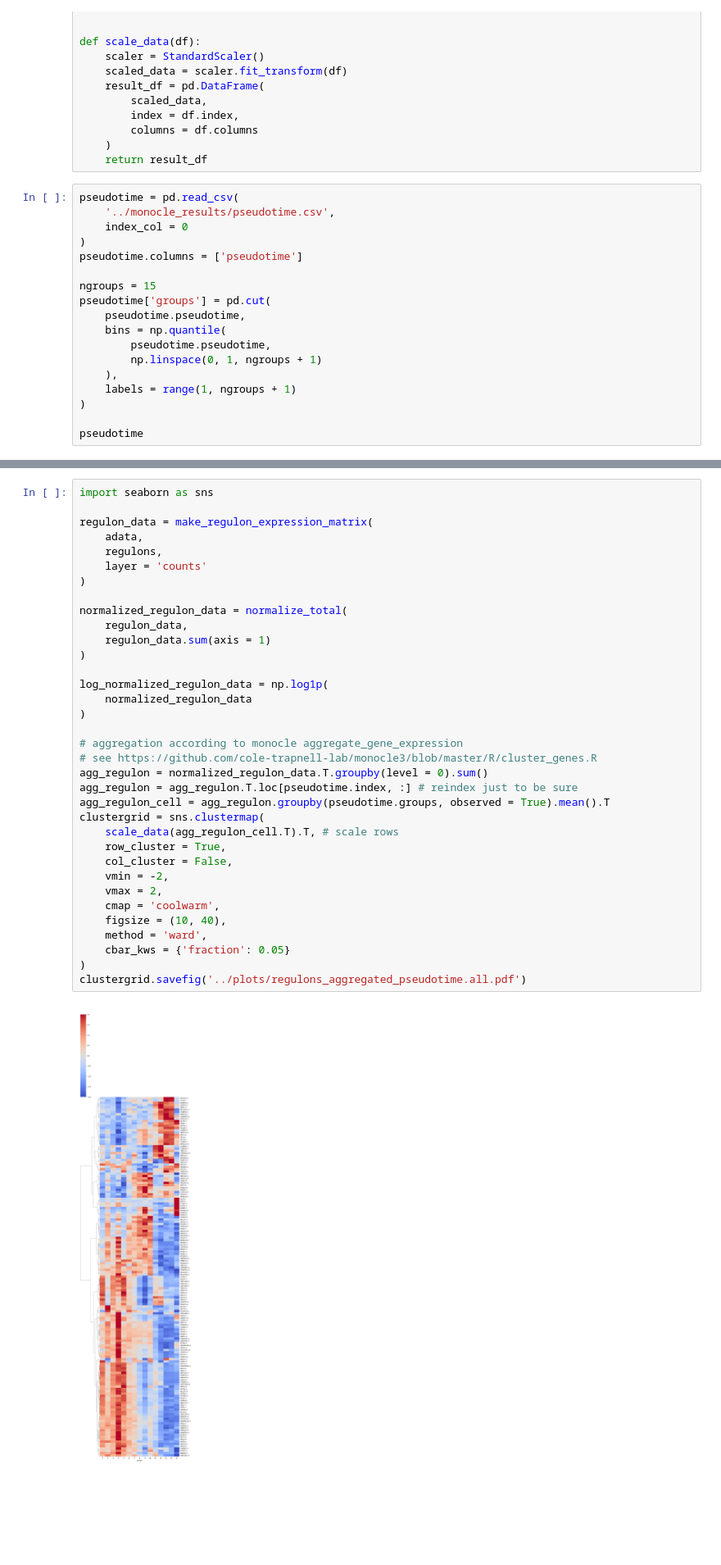
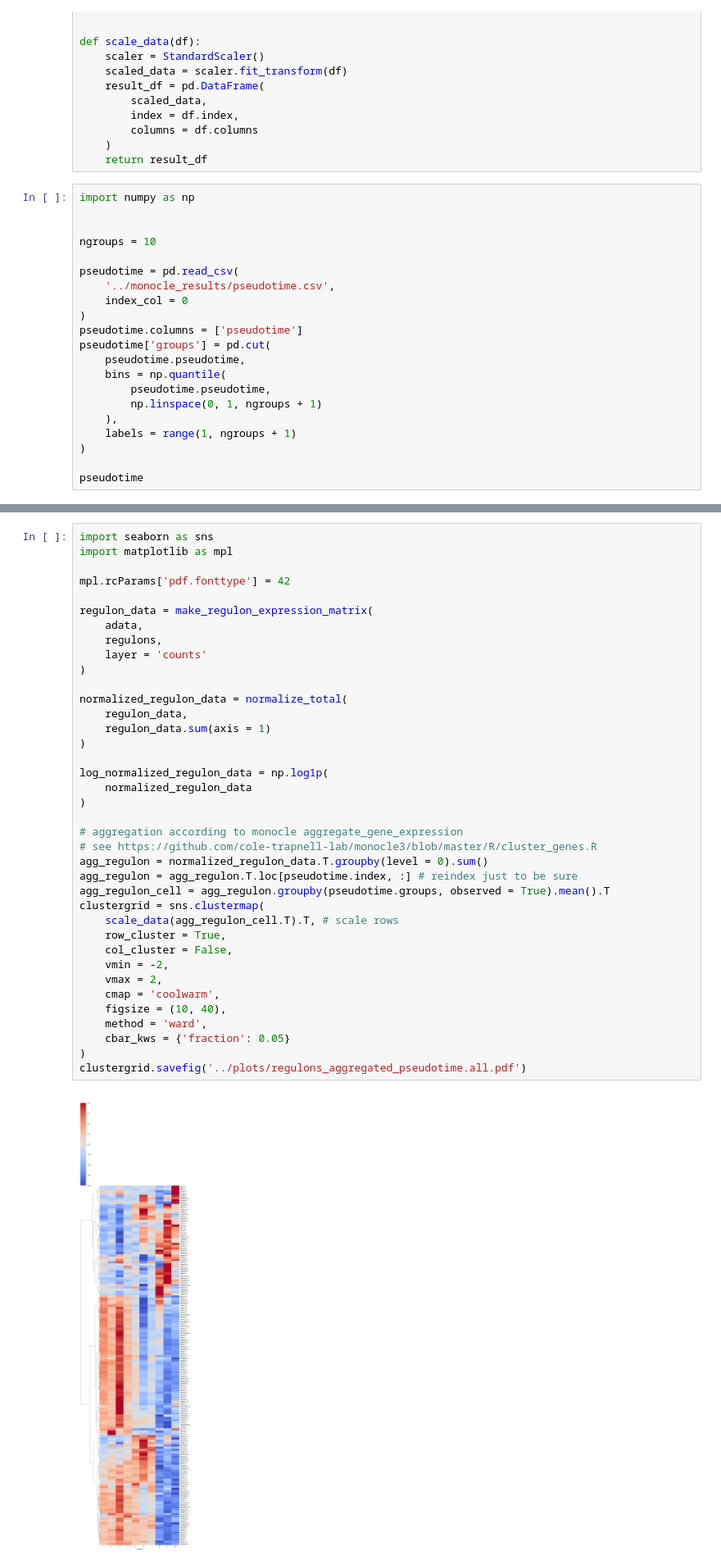
Before and after one commit to menchelab/Neuwirth_Malzl_et_al_2024, a Jupyter notebook: notebooks/evaluate_regulons_over_pseudotime.ipynb, the cells around one changed output, grey strips where cells are left out. Shown at 82% size. Cells and saved outputs as stored; diff of their text form; blank space fills up the shorter version.

Commit message:
fix missing imports

```diff
--- a/notebooks/evaluate_regulons_over_pseudotime.ipynb
+++ b/notebooks/evaluate_regulons_over_pseudotime.ipynb
@@ -96,13 +95,16 @@ def scale_data(df):
     )
     return result_df
 # %%
+import numpy as np
+
+
+ngroups = 10
+
 pseudotime = pd.read_csv(
     '../monocle_results/pseudotime.csv',
     index_col = 0
 )
 pseudotime.columns = ['pseudotime']
-
-ngroups = 15
 pseudotime['groups'] = pd.cut(
     pseudotime.pseudotime,
     bins = np.quantile(
@@ -129,6 +131,9 @@ pseudotime
 4982 rows × 2 columns
 # %%
 import seaborn as sns
+import matplotlib as mpl
+
+mpl.rcParams['pdf.fonttype'] = 42
 
 regulon_data = make_regulon_expression_matrix(
     adata,
@@ -136,31 +141,31 @@ regulon_data = make_regulon_expression_matrix(
     layer = 'counts'
 )
 
 normalized_regulon_data = normalize_total(
     regulon_data,
     regulon_data.sum(axis = 1)
 )
 
 log_normalized_regulon_data = np.log1p(
     normalized_regulon_data
 )
 
 # aggregation according to monocle aggregate_gene_expression
 # see https://github.com/cole-trapnell-lab/monocle3/blob/master/R/cluster_genes.R
 agg_regulon = normalized_regulon_data.T.groupby(level = 0).sum()
 agg_regulon = agg_regulon.T.loc[pseudotime.index, :] # reindex just to be sure
 agg_regulon_cell = agg_regulon.groupby(pseudotime.groups, observed = True).mean().T
 clustergrid = sns.clustermap(
     scale_data(agg_regulon_cell.T).T, # scale rows
     row_cluster = True,
     col_cluster = False,
     vmin = -2,
     vmax = 2,
     cmap = 'coolwarm',
     figsize = (10, 40),
     method = 'ward',
     cbar_kws = {'fraction': 0.05}
 )
 clustergrid.savefig('../plots/regulons_aggregated_pseudotime.all.pdf')
 # %% [output]
-[figure, old version]
+[figure, new version]
```
Also changed, not shown: parts of 2 cells of this notebook.
